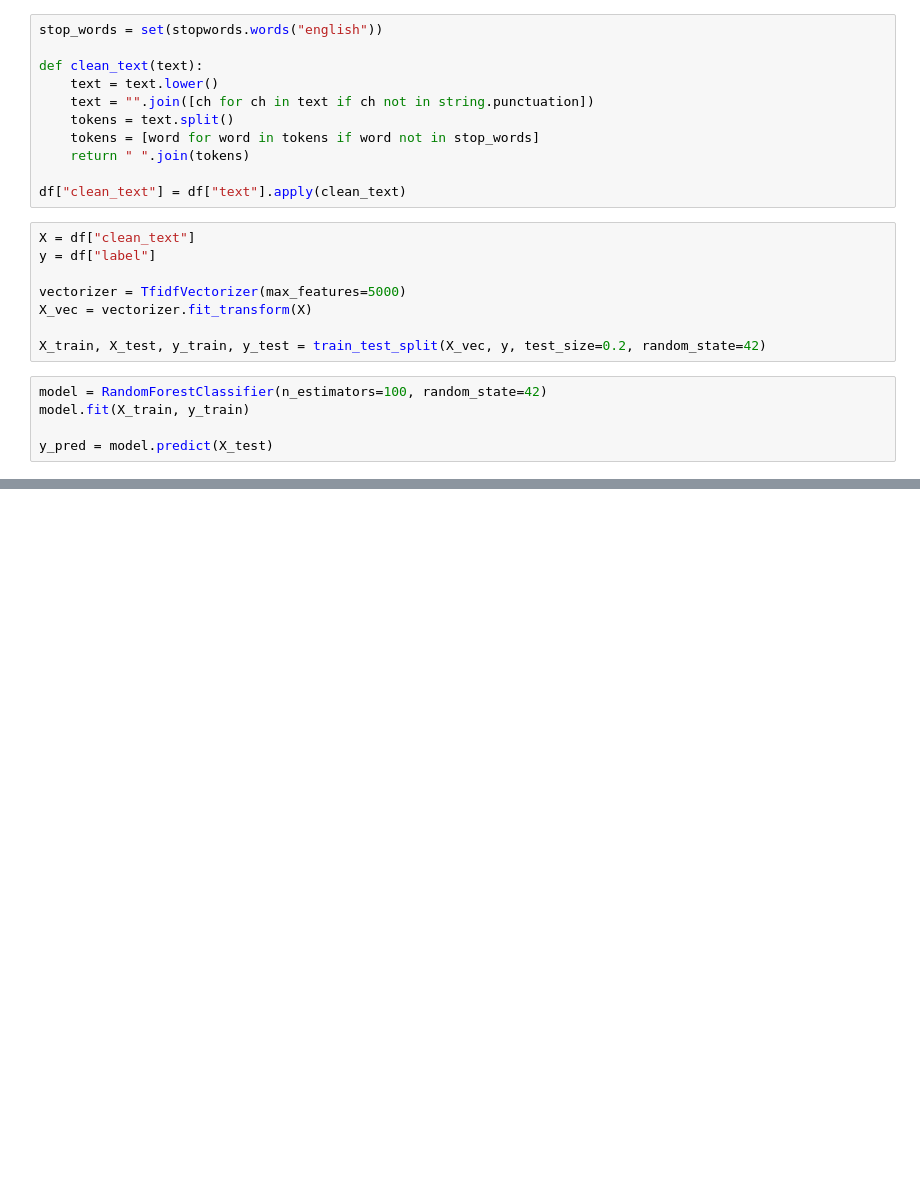
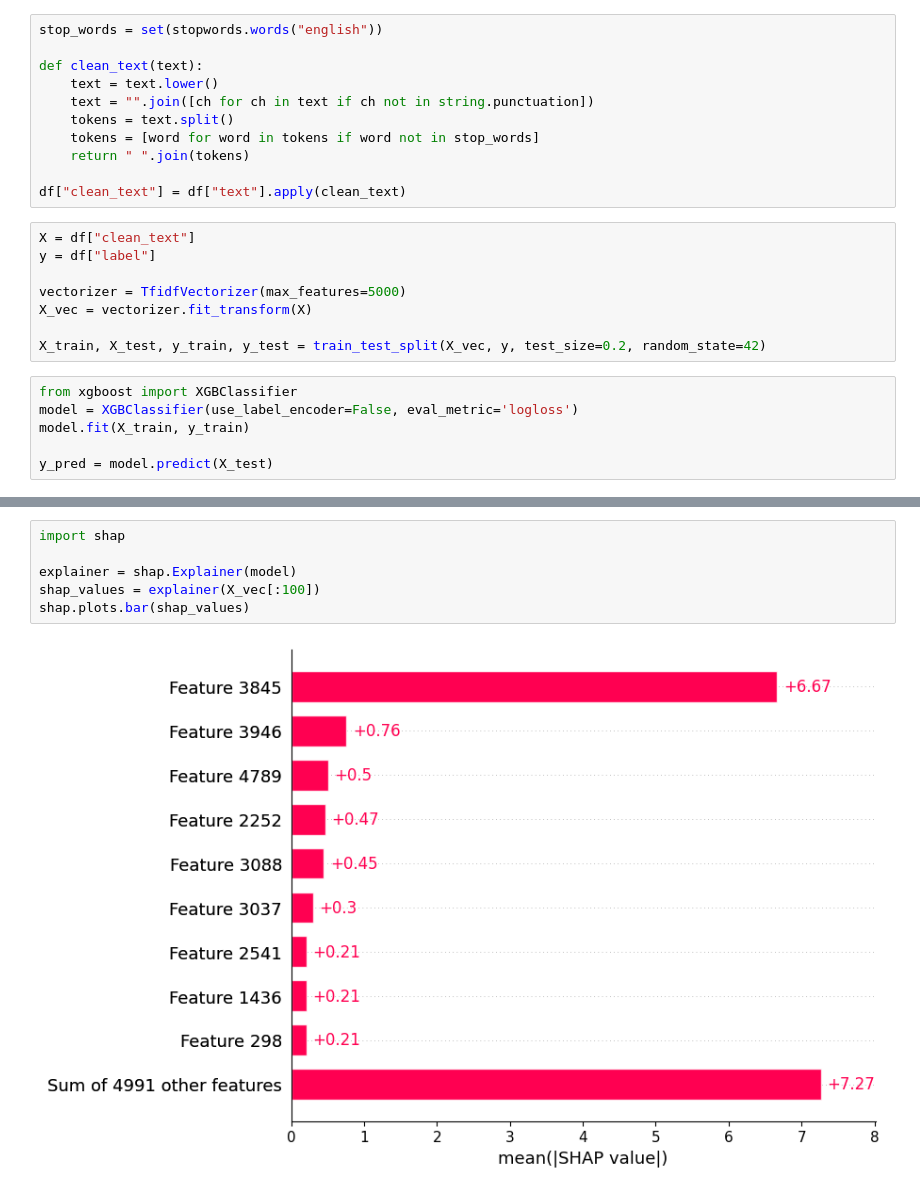
Before and after one commit to samzoc/fake-news-detector, a Jupyter notebook: notebooks/fake_news_classifier.ipynb, the cells around one changed output, grey strips where cells are left out. Saved outputs shown, nothing was run; the diff lists cells and outputs as text; blank space fills up the shorter version.

Commit message:
Improve: use XGBoost, add cross-validation, SHAP, and ROC analysis

```diff
--- a/notebooks/fake_news_classifier.ipynb
+++ b/notebooks/fake_news_classifier.ipynb
@@ -65,7 +63,8 @@ X_vec = vectorizer.fit_transform(X)
 
 X_train, X_test, y_train, y_test = train_test_split(X_vec, y, test_size=0.2, random_state=42)
 # %%
-model = RandomForestClassifier(n_estimators=100, random_state=42)
+from xgboost import XGBClassifier
+model = XGBClassifier(use_label_encoder=False, eval_metric='logloss')
 model.fit(X_train, y_train)
 
 y_pred = model.predict(X_test)
@@ -71,0 +97,8 @@ y_pred = model.predict(X_test)
+# %%
+import shap
+
+explainer = shap.Explainer(model)
+shap_values = explainer(X_vec[:100])
+shap.plots.bar(shap_values)
+# %% [output]
+[figure, added]
```
Also changed, not shown: parts of 5 cells of this notebook, 1 other file.
